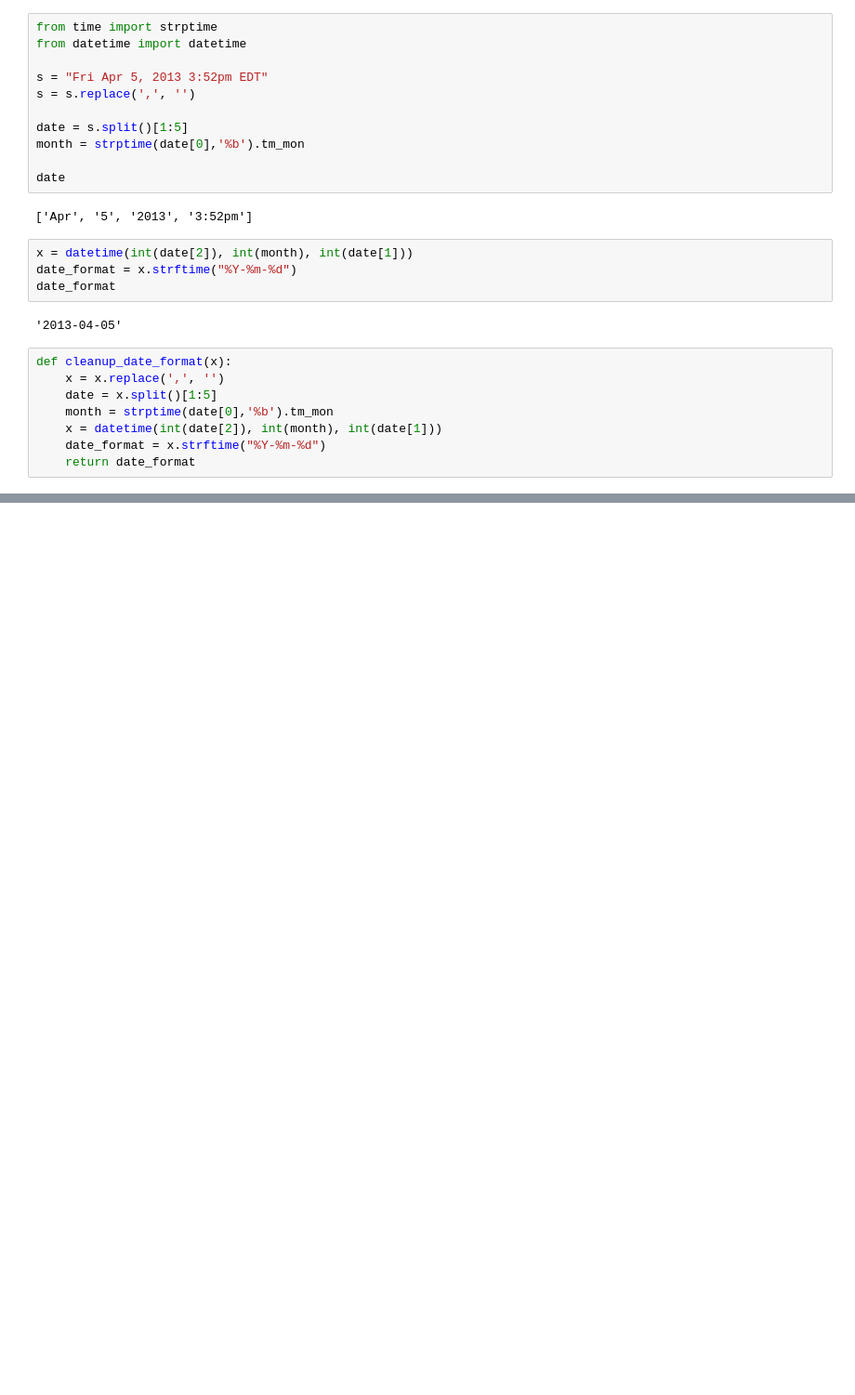
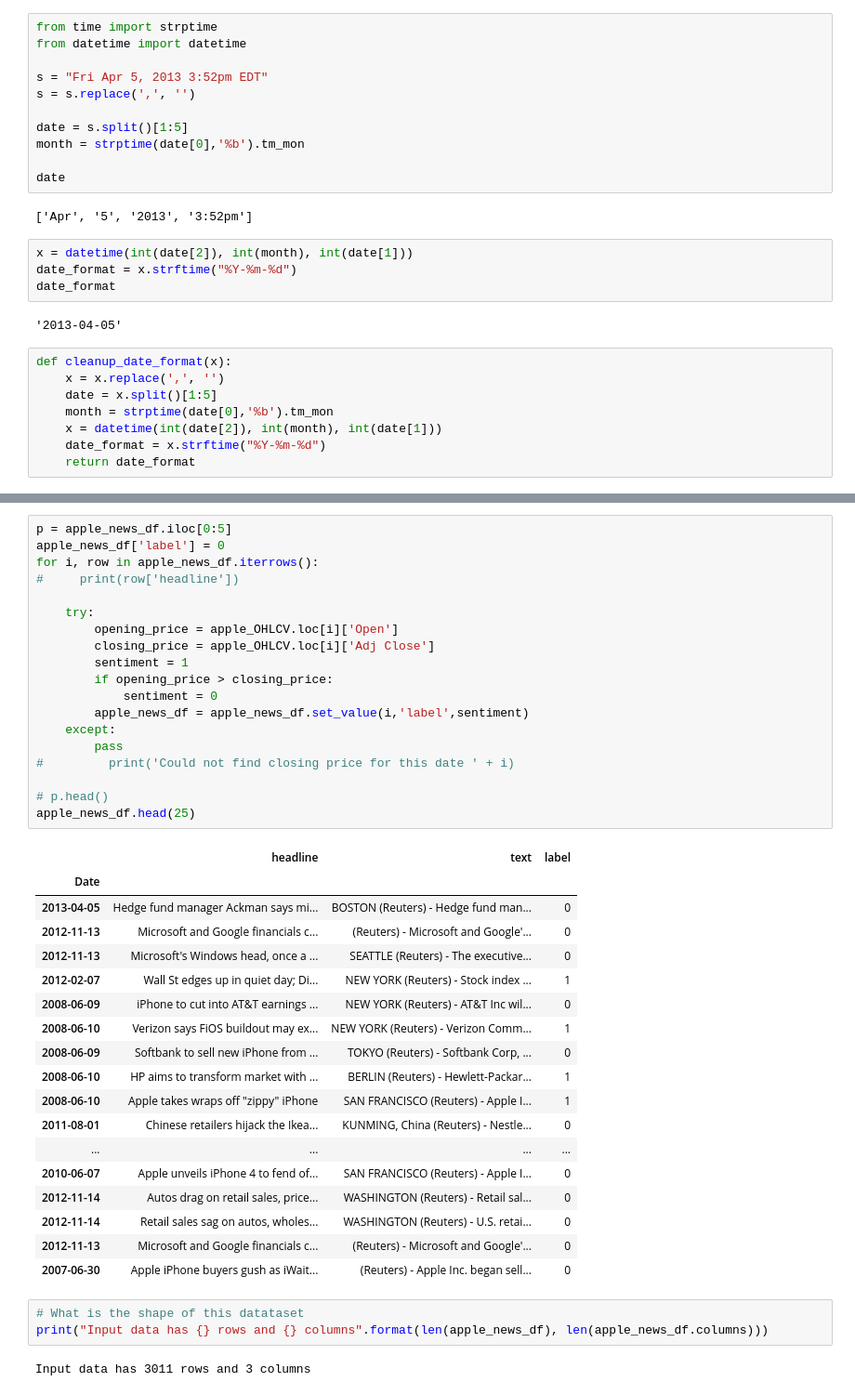
Before and after one commit to casanas10/NewsSentimentAnalysis, a Jupyter notebook: NewsSentimentAnalysisDataExploration.ipynb, the cells around one changed output, grey strips where cells are left out. Shown: that part at 93% size. Drawn from its saved outputs; the diff is of its cells as text; blank space fills up the shorter version.

```diff
--- a/NewsSentimentAnalysisDataExploration.ipynb
+++ b/NewsSentimentAnalysisDataExploration.ipynb
@@ -84,0 +69,43 @@ data.head(20)
+# %%
+p = apple_news_df.iloc[0:5]
+apple_news_df['label'] = 0
+for i, row in apple_news_df.iterrows():
+#     print(row['headline'])
+
+    try:
+        opening_price = apple_OHLCV.loc[i]['Open']
+        closing_price = apple_OHLCV.loc[i]['Adj Close']
+        sentiment = 1
+        if opening_price > closing_price:
+            sentiment = 0
+        apple_news_df = apple_news_df.set_value(i,'label',sentiment)
+    except:
+        pass
+#         print('Could not find closing price for this date ' + i)
+
+# p.head()
+apple_news_df.head(25)
+# %% [output]
+|  | headline | text | label |
+| Date |  |  |  |
+| 2013-04-05 | Hedge fund manager Ackman says mi... | BOSTON (Reuters) - Hedge fund man... | 0 |
+| 2012-11-13 | Microsoft and Google financials c... | (Reuters) - Microsoft and Google'... | 0 |
+| 2012-11-13 | Microsoft's Windows head, once a ... | SEATTLE (Reuters) - The executive... | 0 |
+| 2012-02-07 | Wall St edges up in quiet day; Di... | NEW YORK (Reuters) - Stock index ... | 1 |
+| 2008-06-09 | iPhone to cut into AT&T earnings ... | NEW YORK (Reuters) - AT&T Inc wil... | 0 |
+| 2008-06-10 | Verizon says FiOS buildout may ex... | NEW YORK (Reuters) - Verizon Comm... | 1 |
+| 2008-06-09 | Softbank to sell new iPhone from ... | TOKYO (Reuters) - Softbank Corp, ... | 0 |
+| 2008-06-10 | HP aims to transform market with ... | BERLIN (Reuters) - Hewlett-Packar... | 1 |
+| 2008-06-10 | Apple takes wraps off "zippy" iPhone | SAN FRANCISCO (Reuters) - Apple I... | 1 |
+| 2011-08-01 | Chinese retailers hijack the Ikea... | KUNMING, China (Reuters) - Nestle... | 0 |
+| ... | ... | ... | ... |
+| 2010-06-07 | Apple unveils iPhone 4 to fend of... | SAN FRANCISCO (Reuters) - Apple I... | 0 |
+| 2012-11-14 | Autos drag on retail sales, price... | WASHINGTON (Reuters) - Retail sal... | 0 |
+| 2012-11-14 | Retail sales sag on autos, wholes... | WASHINGTON (Reuters) - U.S. retai... | 0 |
+| 2012-11-13 | Microsoft and Google financials c... | (Reuters) - Microsoft and Google'... | 0 |
+| 2007-06-30 | Apple iPhone buyers gush as iWait... | (Reuters) - Apple Inc. began sell... | 0 |
+# %%
+# What is the shape of this datataset
+print("Input data has {} rows and {} columns".format(len(apple_news_df), len(apple_news_df.columns)))
+# %% [output]
+Input data has 3011 rows and 3 columns
```
Also changed, not shown: parts of 20 cells of this notebook.
